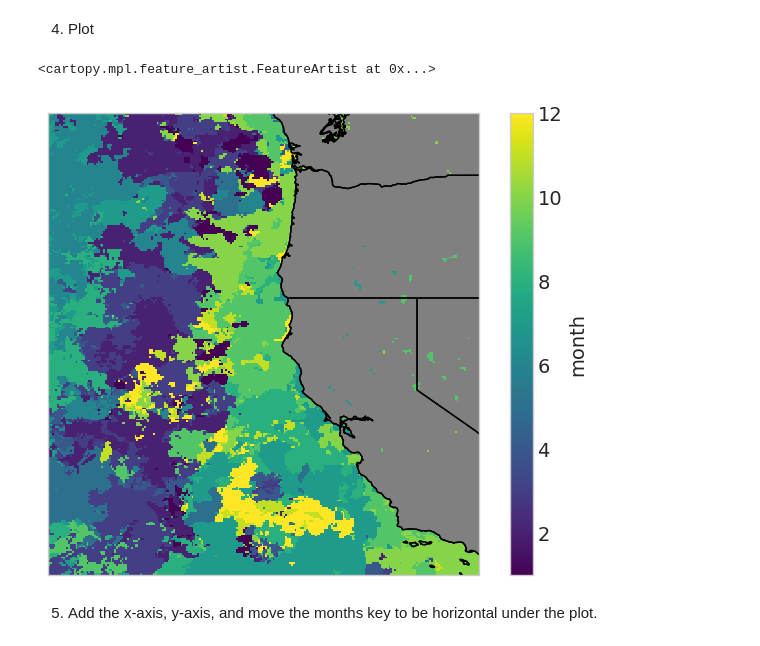
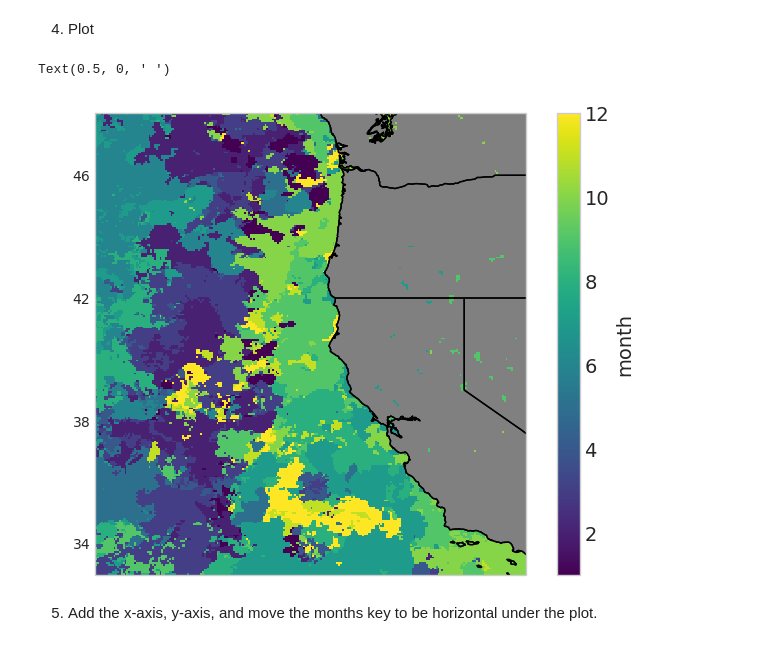
Before and after one commit to UCB-stat-159-s23/hw03-Group26, a Jupyter notebook: q5_hw3.ipynb, the cells around one changed output. Saved outputs shown, nothing was run; the diff lists cells and outputs as text; code cells hidden in the pictures.

```diff
--- a/q5_hw3.ipynb
+++ b/q5_hw3.ipynb
@@ -72,15 +72,22 @@ max_subset = (subset_climatology - relative_climatology).idxmax('time').dt.month
 # %%
 #Plot
 fig = plt.figure()
 ax = plt.subplot(projection=crs)
 max_subset.plot(ax=ax, transform = crs)
 
 
 ax.coastlines("10m", color="k")
 ax.add_feature(cfeature.LAND, color="grey")
 ax.add_feature(cfeature.STATES.with_scale("10m"))
+
+
+ax.set_yticks([34, 38, 42, 46])
+ax.set_yticklabels([34, 38, 42, 46], fontsize=10)
+ax.set_ylabel(" ")
+ax.set_xticklabels(["138W", "130W", "122W"], fontsize=10)
+ax.set_xlabel(" ")
 # %% [output]
-<cartopy.mpl.feature_artist.FeatureArtist at 0x...>
+Text(0.5, 0, ' ')
-[figure, old version]
+[figure, new version]
 # %% [markdown]
 5. Add the x-axis, y-axis, and move the months key to be horizontal under the plot.
```
